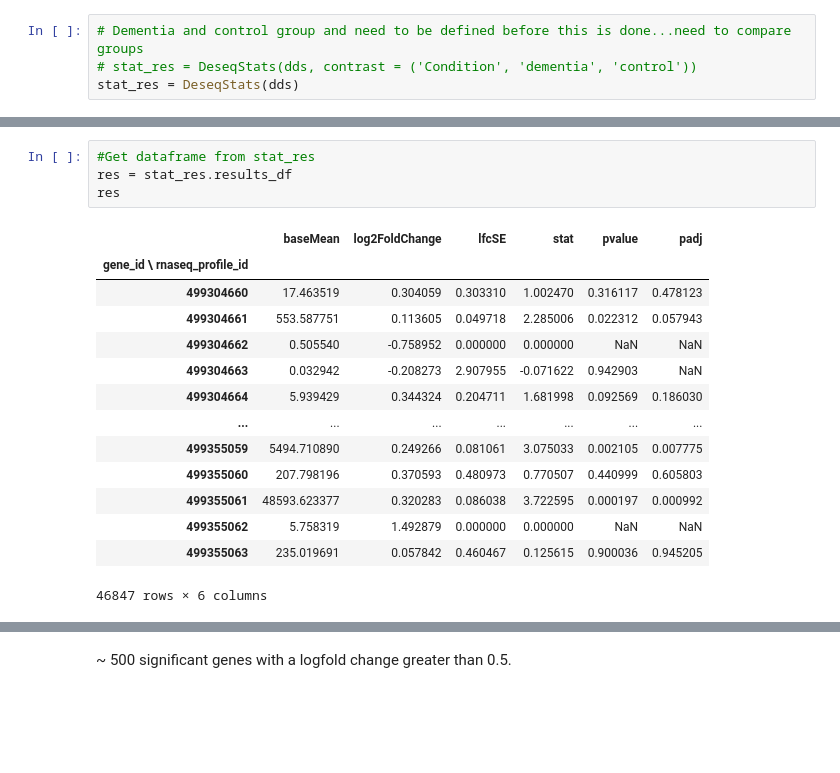
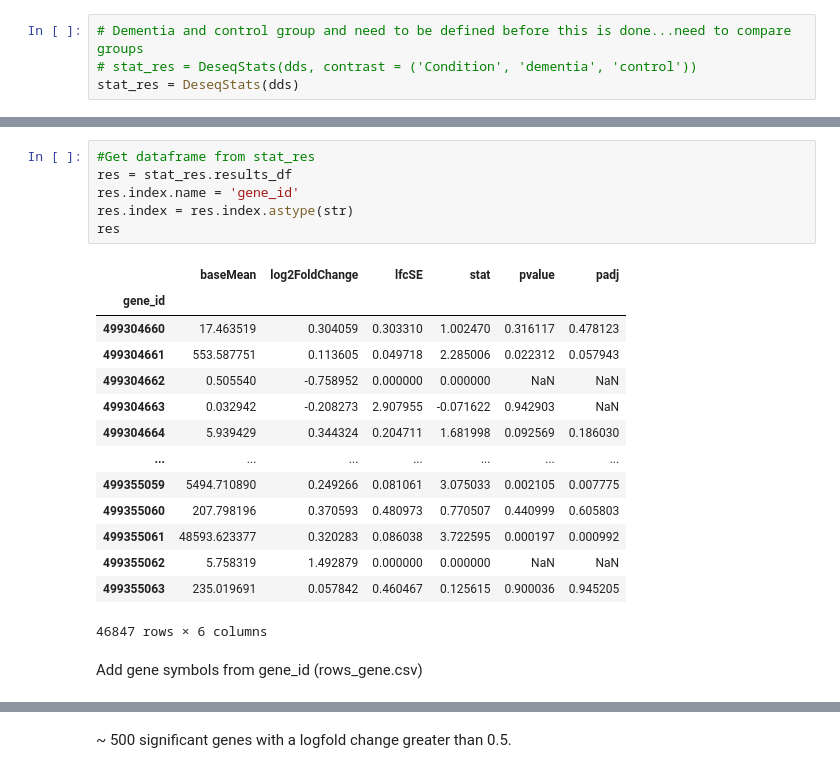
Before and after one commit to clmangham/aging_dementia_tbi, a Jupyter notebook: notebooks/PyDeseq2_exploration_CLM.ipynb, the cells around one changed output, grey strips where cells are left out. Saved outputs shown, nothing was run; the diff lists cells and outputs as text; blank space fills up the shorter version.

```diff
--- a/notebooks/PyDeseq2_exploration_CLM.ipynb
+++ b/notebooks/PyDeseq2_exploration_CLM.ipynb
@@ -291,10 +277,12 @@ Log2 fold change & Wald test p-value: Condition dementia vs control
 # %%
 #Get dataframe from stat_res
 res = stat_res.results_df
+res.index.name = 'gene_id'
+res.index = res.index.astype(str)
 res
 # %% [output]
 |  | baseMean | log2FoldChange | lfcSE | stat | pvalue | padj |
-| gene_id \ rnaseq_profile_id |  |  |  |  |  |  |
+| gene_id |  |  |  |  |  |  |
 | 499304660 | 17.463519 | 0.304059 | 0.303310 | 1.002470 | 0.316117 | 0.478123 |
 | 499304661 | 553.587751 | 0.113605 | 0.049718 | 2.285006 | 0.022312 | 0.057943 |
 | 499304662 | 0.505540 | -0.758952 | 0.000000 | 0.000000 | NaN | NaN |
@@ -307,3 +295,5 @@ res
 | 499355062 | 5.758319 | 1.492879 | 0.000000 | 0.000000 | NaN | NaN |
 | 499355063 | 235.019691 | 0.057842 | 0.460467 | 0.125615 | 0.900036 | 0.945205 |
 46847 rows × 6 columns
+# %% [markdown]
+Add gene symbols from gene_id (rows_gene.csv)
```
Also changed, not shown: parts of 19 cells of this notebook.
